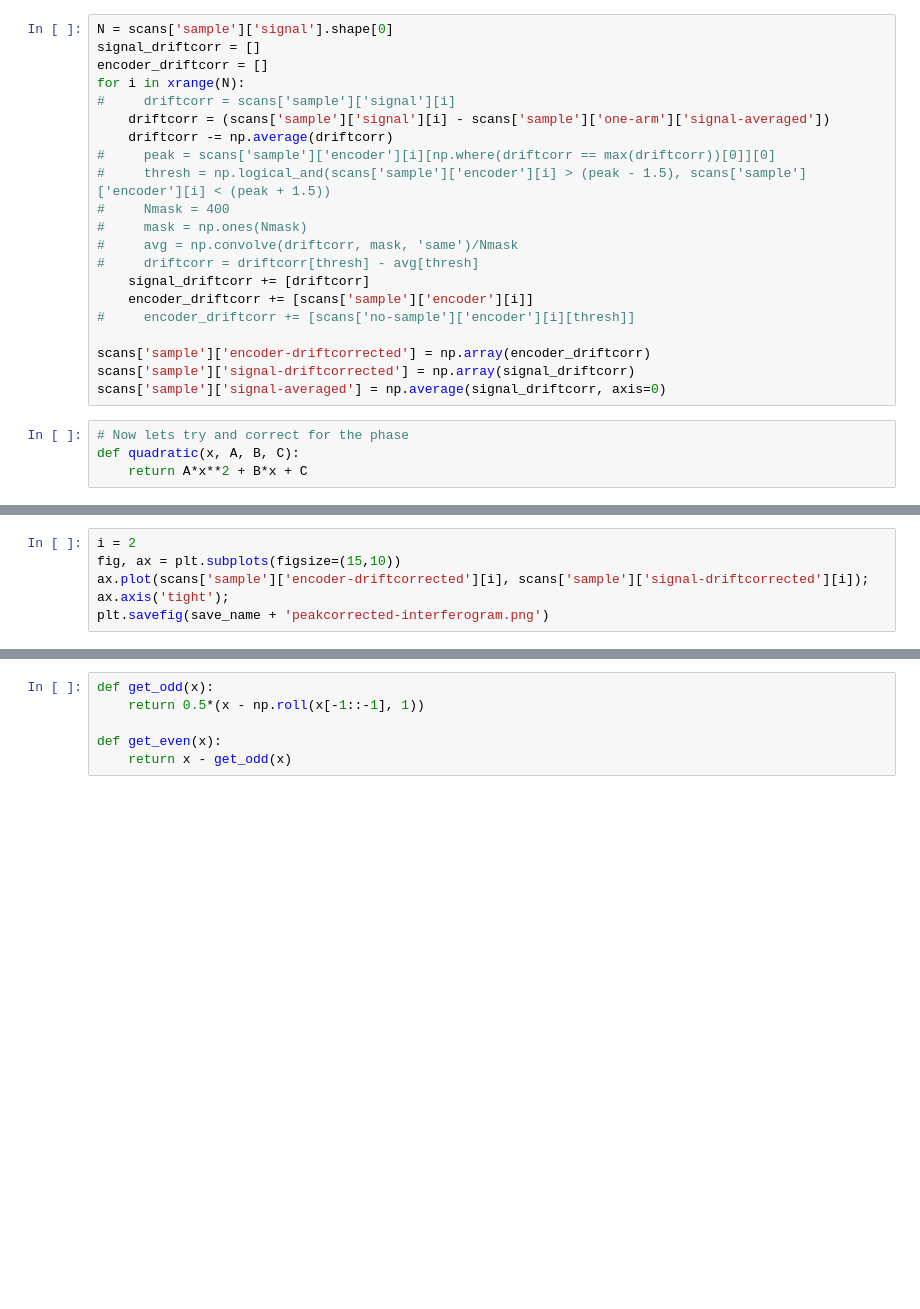
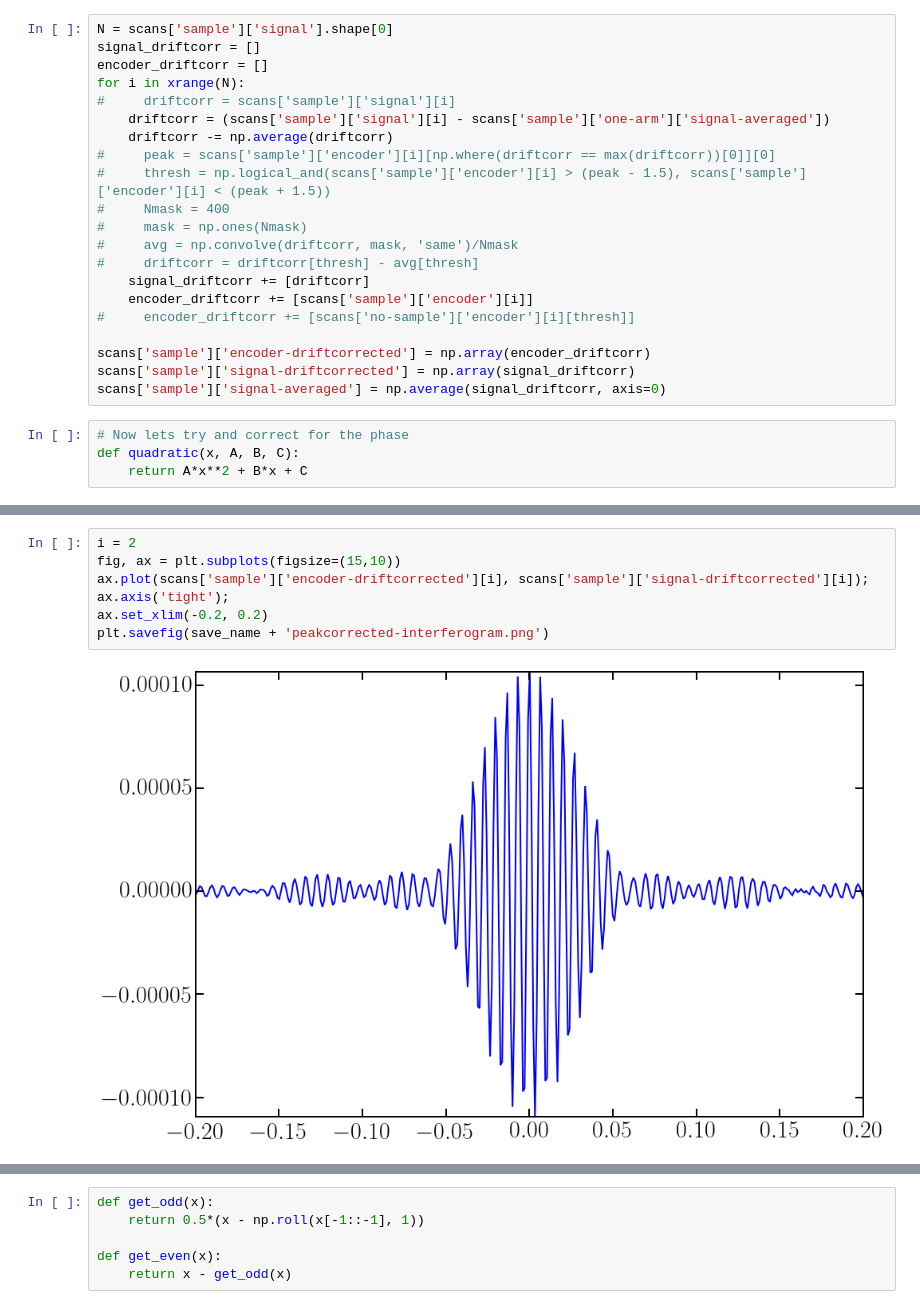
Before and after one commit to WanduiAlbert/MeshFilters, a Jupyter notebook: analysis/CombinedFTSPipelinePhaseCorrected.ipynb, the cells around one changed output, grey strips where cells are left out. Drawn from its saved outputs; the diff is of its cells as text; blank space fills up the shorter version.

```diff
--- a/analysis/CombinedFTSPipelinePhaseCorrected.ipynb
+++ b/analysis/CombinedFTSPipelinePhaseCorrected.ipynb
@@ -180,9 +223,12 @@ plt.savefig(save_name + 'sample_peakmatching.png')
 # %%
 i = 2
 fig, ax = plt.subplots(figsize=(15,10))
 ax.plot(scans['sample']['encoder-driftcorrected'][i], scans['sample']['signal-driftcorrected'][i]);
 ax.axis('tight');
+ax.set_xlim(-0.2, 0.2)
 plt.savefig(save_name + 'peakcorrected-interferogram.png')
+# %% [output]
+[figure, added]
 # %%
 # For each of the scans, we will be resampling the data to ensure that the points are evenly spaced.
 # I will resample to an array of length 2**n such that the data point at 2**(n-1) is the one
```
Also changed, not shown: parts of 23 cells of this notebook, 12 other files.
